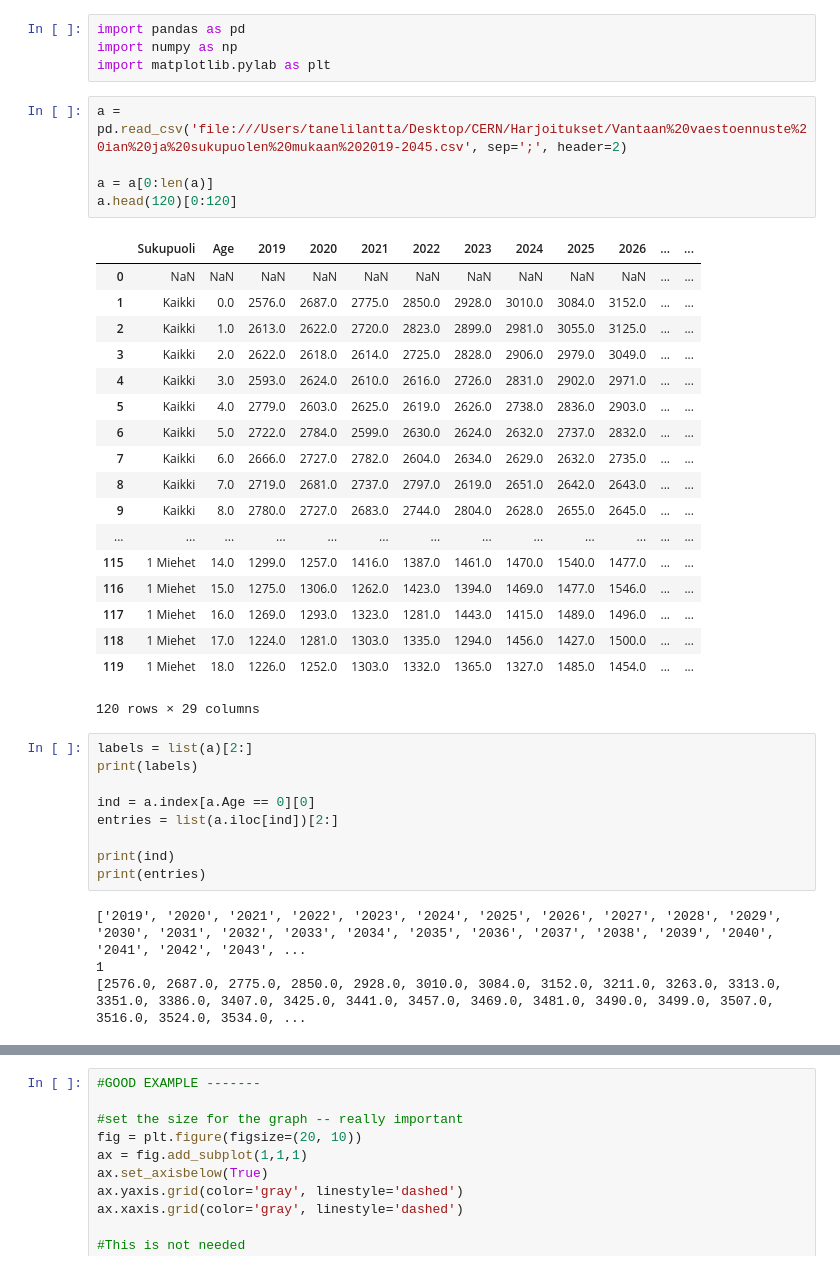
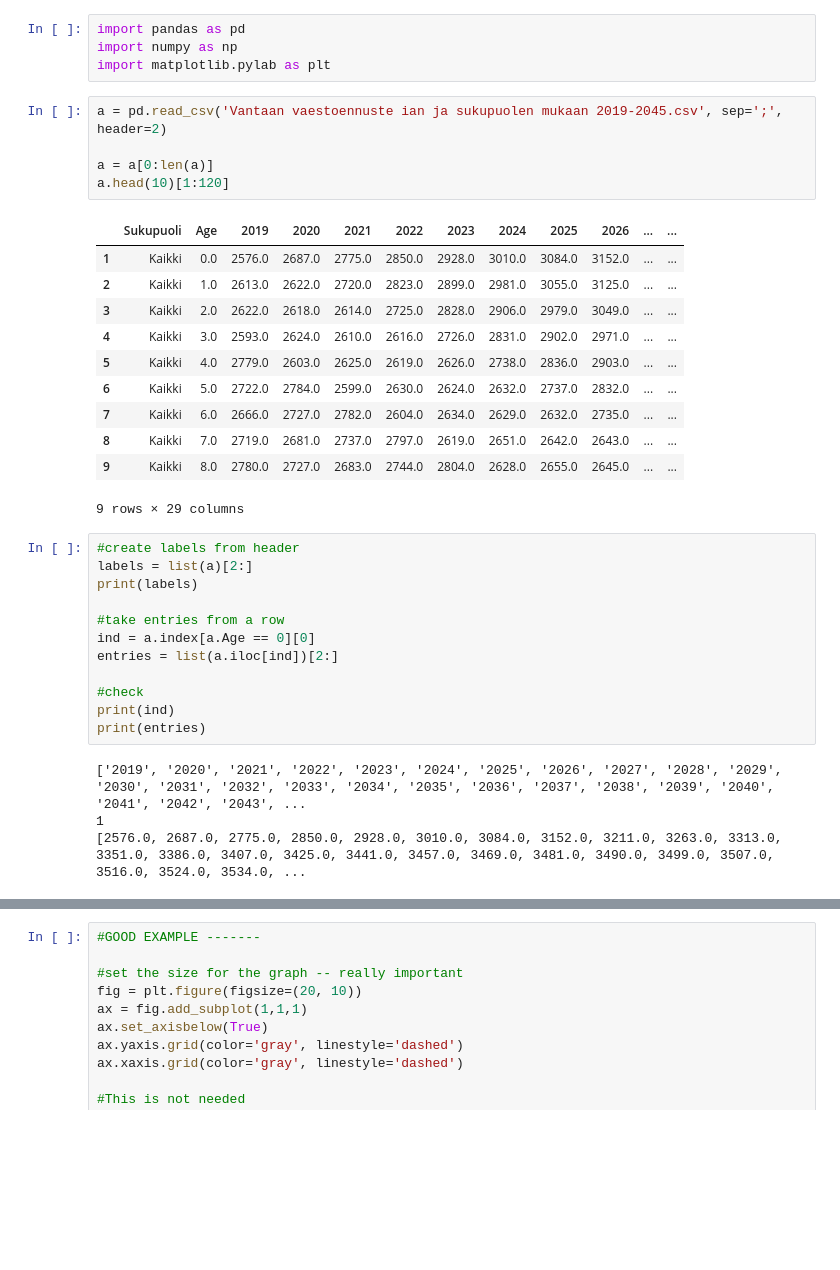
Before and after one commit to cms-opendata-education/HSSIP-Finland-2019, a Jupyter notebook: Väestöennuste.ipynb, the cells around one changed output, grey strips where cells are left out. Saved outputs shown, nothing was run; the diff lists cells and outputs as text; blank space fills up the shorter version.

```diff
--- a/Väestöennuste.ipynb
+++ b/Väestöennuste.ipynb
@@ -3,13 +3,12 @@ import pandas as pd
 import numpy as np
 import matplotlib.pylab as plt
 # %%
-a = pd.read_csv('file:///Users/tanelilantta/Desktop/CERN/Harjoitukset/Vantaan%20vaestoennuste%20ian%20ja%20sukupuolen%20mukaan%202019-2045.csv', sep=';', header=2)
+a = pd.read_csv('Vantaan vaestoennuste ian ja sukupuolen mukaan 2019-2045.csv', sep=';', header=2)
 
 a = a[0:len(a)]
-a.head(120)[0:120]
+a.head(10)[1:120]
 # %% [output]
 |  | Sukupuoli | Age | 2019 | 2020 | 2021 | 2022 | 2023 | 2024 | 2025 | 2026 | ... | ... |
-| 0 | NaN | NaN | NaN | NaN | NaN | NaN | NaN | NaN | NaN | NaN | ... | ... |
 | 1 | Kaikki | 0.0 | 2576.0 | 2687.0 | 2775.0 | 2850.0 | 2928.0 | 3010.0 | 3084.0 | 3152.0 | ... | ... |
 | 2 | Kaikki | 1.0 | 2613.0 | 2622.0 | 2720.0 | 2823.0 | 2899.0 | 2981.0 | 3055.0 | 3125.0 | ... | ... |
 | 3 | Kaikki | 2.0 | 2622.0 | 2618.0 | 2614.0 | 2725.0 | 2828.0 | 2906.0 | 2979.0 | 3049.0 | ... | ... |
@@ -19,20 +18,17 @@ a.head(120)[0:120]
 | 7 | Kaikki | 6.0 | 2666.0 | 2727.0 | 2782.0 | 2604.0 | 2634.0 | 2629.0 | 2632.0 | 2735.0 | ... | ... |
 | 8 | Kaikki | 7.0 | 2719.0 | 2681.0 | 2737.0 | 2797.0 | 2619.0 | 2651.0 | 2642.0 | 2643.0 | ... | ... |
 | 9 | Kaikki | 8.0 | 2780.0 | 2727.0 | 2683.0 | 2744.0 | 2804.0 | 2628.0 | 2655.0 | 2645.0 | ... | ... |
-| ... | ... | ... | ... | ... | ... | ... | ... | ... | ... | ... | ... | ... |
-| 115 | 1 Miehet | 14.0 | 1299.0 | 1257.0 | 1416.0 | 1387.0 | 1461.0 | 1470.0 | 1540.0 | 1477.0 | ... | ... |
-| 116 | 1 Miehet | 15.0 | 1275.0 | 1306.0 | 1262.0 | 1423.0 | 1394.0 | 1469.0 | 1477.0 | 1546.0 | ... | ... |
-| 117 | 1 Miehet | 16.0 | 1269.0 | 1293.0 | 1323.0 | 1281.0 | 1443.0 | 1415.0 | 1489.0 | 1496.0 | ... | ... |
-| 118 | 1 Miehet | 17.0 | 1224.0 | 1281.0 | 1303.0 | 1335.0 | 1294.0 | 1456.0 | 1427.0 | 1500.0 | ... | ... |
-| 119 | 1 Miehet | 18.0 | 1226.0 | 1252.0 | 1303.0 | 1332.0 | 1365.0 | 1327.0 | 1485.0 | 1454.0 | ... | ... |
-120 rows × 29 columns
+9 rows × 29 columns
 # %%
+#create labels from header
 labels = list(a)[2:]
 print(labels)
 
+#take entries from a row
 ind = a.index[a.Age == 0][0]
 entries = list(a.iloc[ind])[2:]
 
+#check
 print(ind)
 print(entries)
 # %% [output]
```
Also changed, not shown: parts of 6 cells of this notebook.
